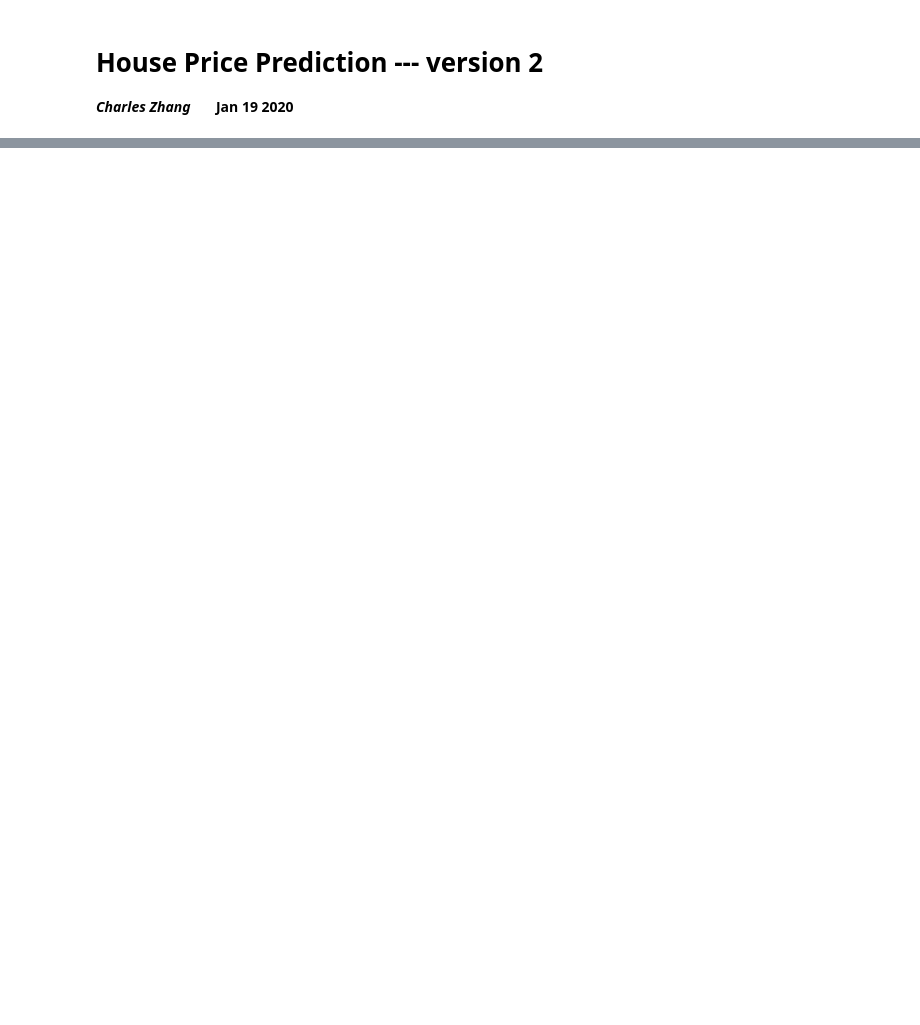
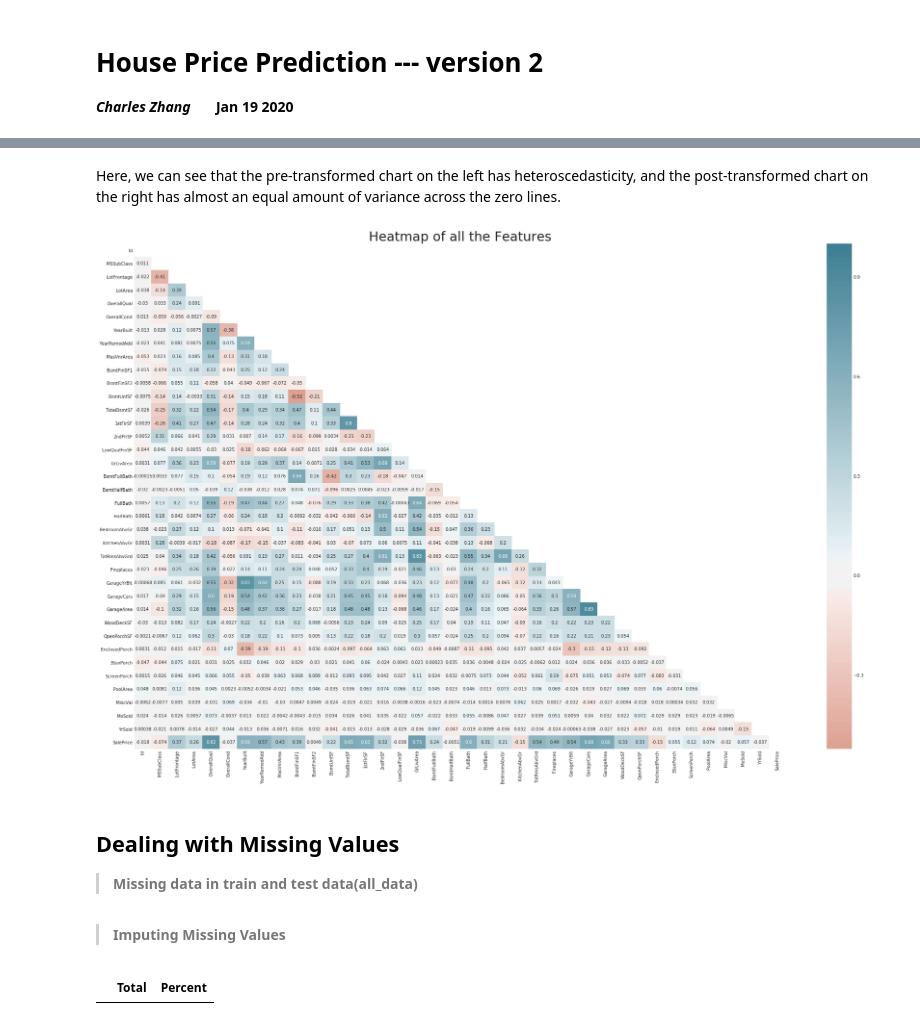
Before and after one commit to zcczhang/House_Price_Prediction_Model, a Jupyter notebook: house_price_prediction_v2.ipynb, the cells around one changed output, grey strips where cells are left out. Drawn from its saved outputs; the diff is of its cells as text; code cells hidden in the pictures; blank space fills up the shorter version.

```diff
--- a/house_price_prediction_v2.ipynb
+++ b/house_price_prediction_v2.ipynb
@@ -463,0 +206,19 @@ submission.to_csv("submission.csv", index=False)
+# %% [markdown]
+Here, we can see that the pre-transformed chart on the left has heteroscedasticity, and the post-transformed chart on the right has almost an equal amount of variance across the zero lines.
+# %%
+## Plot fig sizing.
+style.use('ggplot')
+sns.set_style('whitegrid')
+plt.subplots(figsize = (30,20))
+## Plotting heatmap.
+
+# Generate a mask for the upper triangle (taken from seaborn example gallery)
+mask = np.zeros_like(train.corr(), dtype=np.bool)
+mask[np.triu_indices_from(mask)] = True
+
+
+sns.heatmap(train.corr(), cmap=sns.diverging_palette(20, 220, n=200), mask = mask, annot=True, center = 0, );
+## Give title.
+plt.title("Heatmap of all the Features", fontsize = 30);
+# %% [output]
+[figure, added]
@@ -463,0 +244,5 @@ submission.to_csv("submission.csv", index=False)
+# %% [markdown]
+## Dealing with Missing Values
+> **Missing data in train and test data(all_data)**
+# %% [markdown]
+> **Imputing Missing Values**
@@ -463,0 +311,4 @@ submission.to_csv("submission.csv", index=False)
+# %%
+missing_percentage(all_data)
+# %% [output]
+|  | Total | Percent |
```
Also changed, not shown: parts of 113 cells of this notebook, 4 other files.
